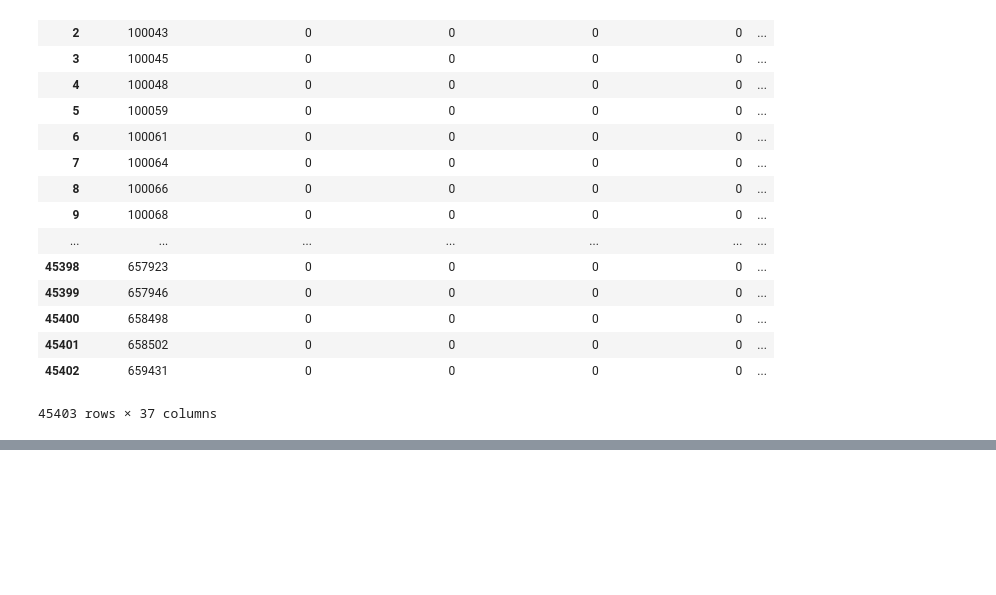
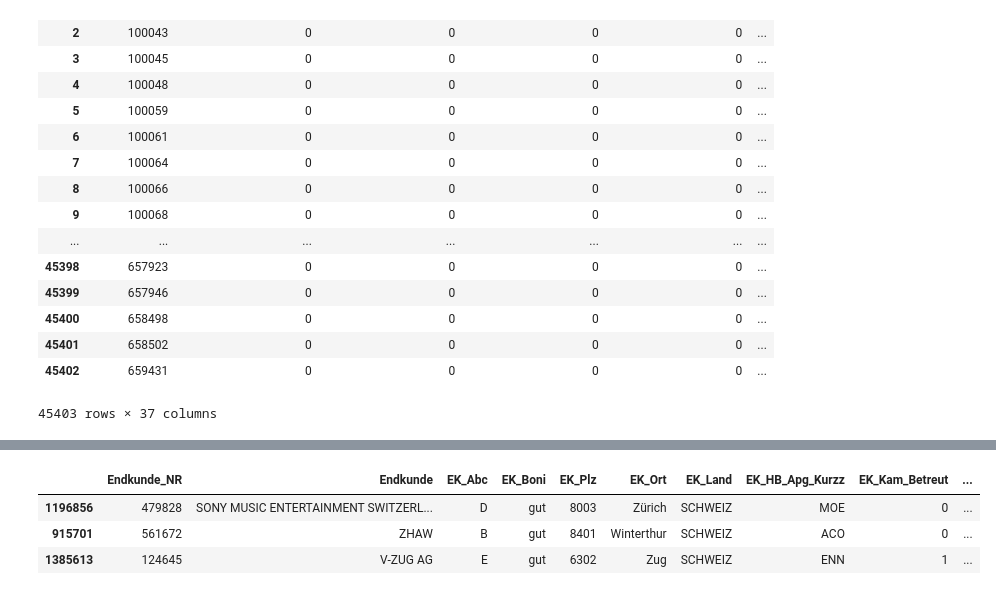
Before and after one commit to apgsga-stc/PredictiveAnalyticsPython, a Jupyter notebook: vkprog_analyse/scribbles.ipynb, the cells around one changed output, grey strips where cells are left out. Cells and saved outputs as stored; diff of their text form; code cells hidden in the pictures; blank space fills up the shorter version.

```diff
--- a/vkprog_analyse/scribbles.ipynb
+++ b/vkprog_analyse/scribbles.ipynb
@@ -141,0 +218,7 @@ debug_df
+# %%
+raw_data_bookings.loc[raw_data_bookings.Kampagnen_Status==3,:].sort_values("Res_Dat", ascending=True).head(3)
+# %% [output]
+|  | Endkunde_NR | Endkunde | EK_Abc | EK_Boni | EK_Plz | EK_Ort | EK_Land | EK_HB_Apg_Kurzz | EK_Kam_Betreut | ... |
+| 1196856 | 479828 | SONY MUSIC ENTERTAINMENT SWITZERL... | D | gut | 8003 | Zürich | SCHWEIZ | MOE | 0 | ... |
+| 915701 | 561672 | ZHAW | B | gut | 8401 | Winterthur | SCHWEIZ | ACO | 0 | ... |
+| 1385613 | 124645 | V-ZUG AG | E | gut | 6302 | Zug | SCHWEIZ | ENN | 1 | ... |
```
Also changed, not shown: parts of 16 cells of this notebook, 1 other file.
